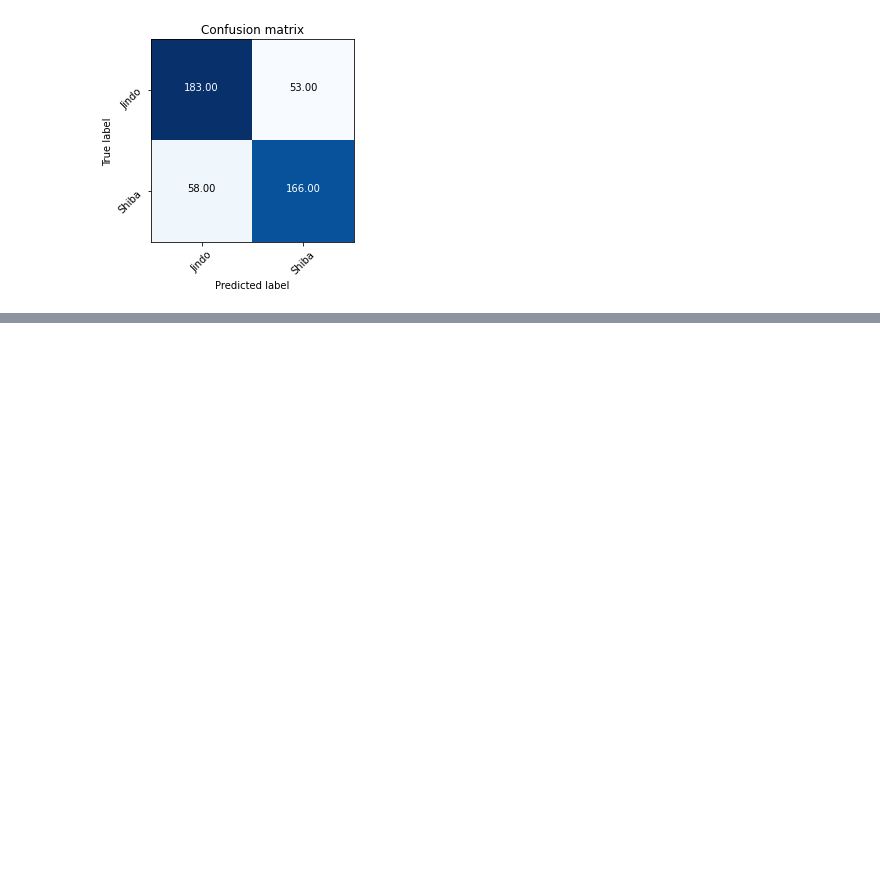
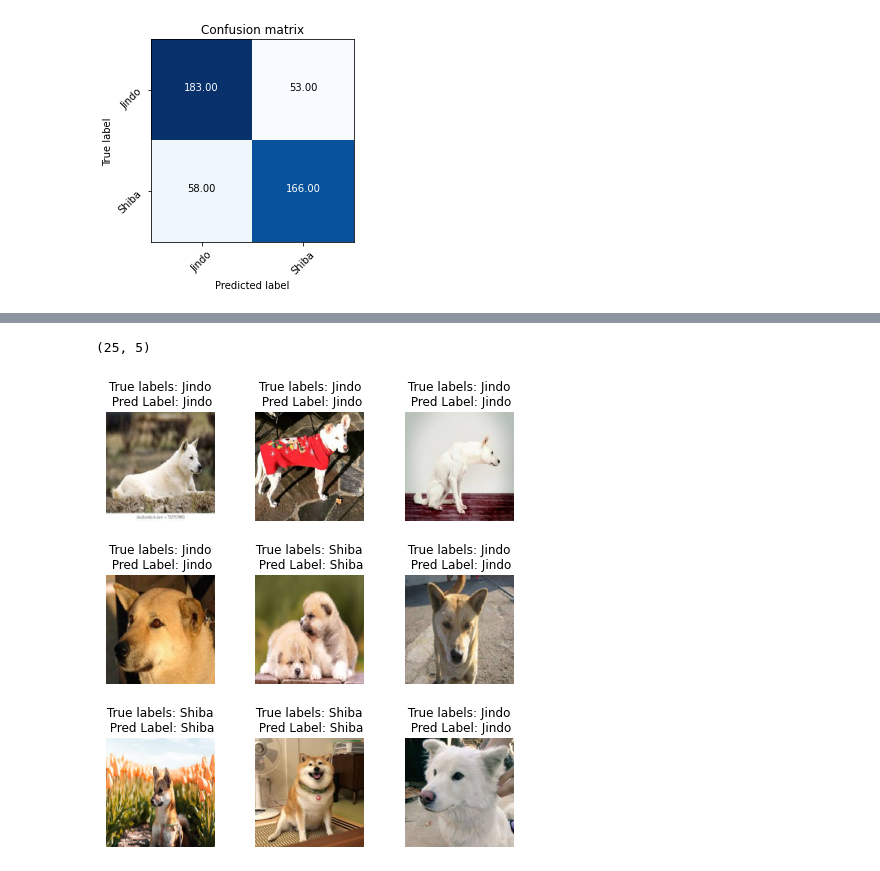
Before and after one commit to rmei97/shiba_vs_jindo, a Jupyter notebook: cnn_notebook_v2.ipynb, the cells around one changed output, grey strips where cells are left out. Cells and saved outputs as stored; diff of their text form; code cells hidden in the pictures; blank space fills up the shorter version.

```diff
--- a/cnn_notebook_v2.ipynb
+++ b/cnn_notebook_v2.ipynb
@@ -456,0 +465,4 @@ plot_confusion_matrix(confusion_matrix(y_test,predictions), ['Jindo','Shiba'], n
+# %%
+optimizer = keras.optimizers.Adam(lr=0.0001)
+
+new_model2.compile(loss='binary_crossentropy', optimizer=optimizer, metrics=["accuracy"])
@@ -456,0 +488,7 @@ plot_confusion_matrix(confusion_matrix(y_test,predictions), ['Jindo','Shiba'], n
+# %%
+cnn = new_model2.fit(X_train,
+                    y_train,
+                    epochs=15,
+                    batch_size = 50,
+                    # shuffle = False,
+                    validation_data=(X_val, y_val))
@@ -456,0 +513,10 @@ plot_confusion_matrix(confusion_matrix(y_test,predictions), ['Jindo','Shiba'], n
+# %%
+results_train = new_model2.evaluate(X_train, y_train)
+results_test = new_model2.evaluate(X_test, y_test)
+print('Train: ',results_train[1], ' Test: ',results_test[1])
+
+predictions = new_model2.predict(X_test)
+predictions = np.around(predictions)
+
+print('F1: ',f1_score(y_test,predictions))
+confusion_matrix(y_test, predictions)
@@ -456,0 +532,17 @@ plot_confusion_matrix(confusion_matrix(y_test,predictions), ['Jindo','Shiba'], n
+# %%
+classified = []
+misclassified = []
+
+for x,y,z in zip(X_test, y_test, predictions):
+  if y != z:
+    misclassified.append((x,y,z))
+  else:
+    classified.append((x,y,z))
+
+len(classified),len(misclassified)
+# %% [output]
+(25, 5)
+# %%
+plot_predictions(classified,'classified')
+# %% [output]
+[figure, added]
```
Also changed, not shown: parts of 16 cells of this notebook.
